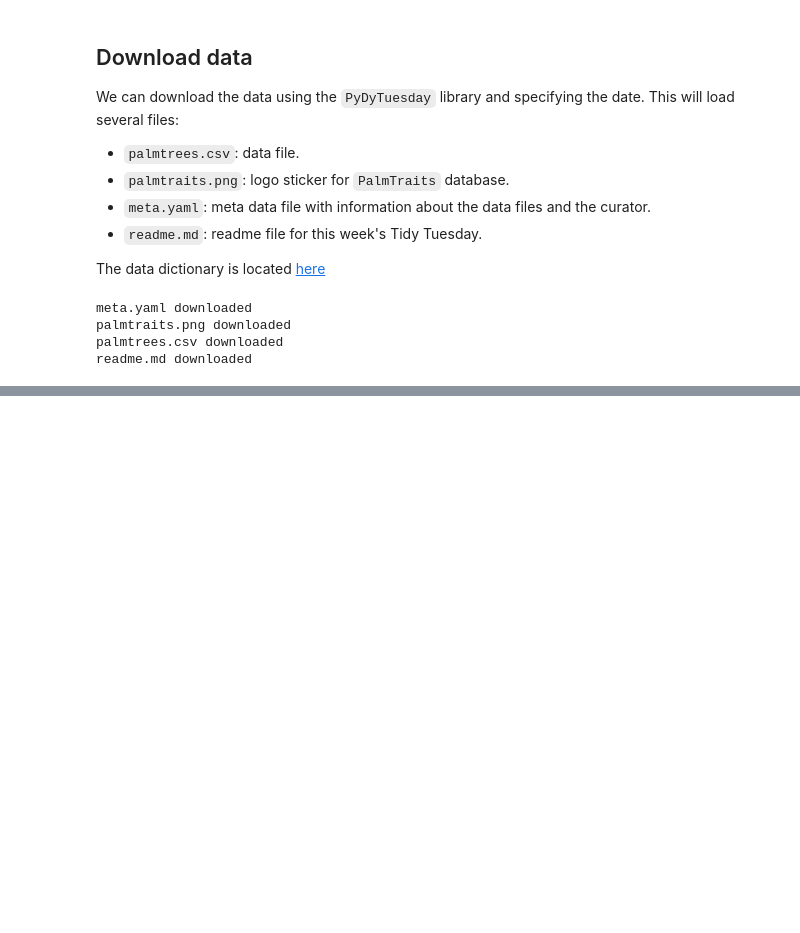
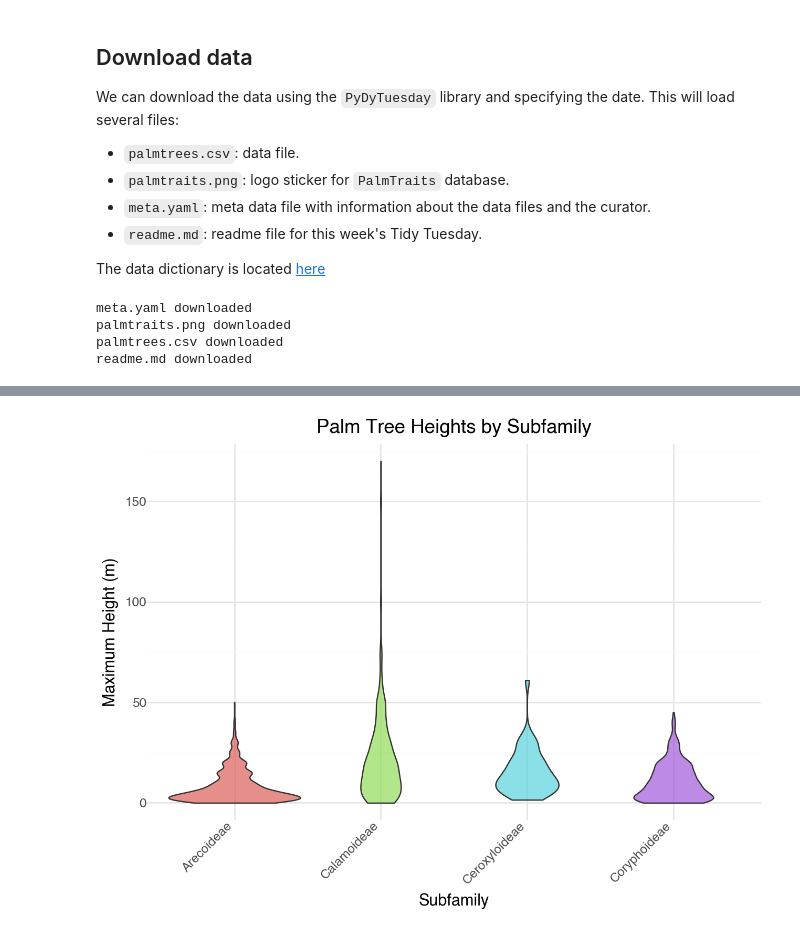
Before and after one commit to kylieainslie/pydy-tuesday, a Jupyter notebook: 2025-03-18/pt_2025-03-18.ipynb, the cells around one changed output, grey strips where cells are left out. Cells and saved outputs as stored; diff of their text form; code cells hidden in the pictures; blank space fills up the shorter version.

```diff
--- a/2025-03-18/pt_2025-03-18.ipynb
+++ b/2025-03-18/pt_2025-03-18.ipynb
@@ -179,0 +73,10 @@ By determining the mean and standard deviations of scores for each metric, we se
+# %%
+import numpy as np
+
+# remove NA values
+df = df[['palm_subfamily', 'max_stem_height_m', 'main_fruit_colors']].dropna()
+
+# Summary stats by subfamily
+size_by_subfam = df.groupby('palm_subfamily')['max_stem_height_m'].agg(['mean', 'std', 'min','max'])
+
+print(size_by_subfam)
@@ -179,0 +97,25 @@ By determining the mean and standard deviations of scores for each metric, we se
+# %%
+import plotnine as p9
+
+# Remove subfamily Nypoideae
+df = df[df["palm_subfamily"] != "Nypoideae"]
+
+# Create violin plot
+plot = (
+    p9.ggplot(df, p9.aes(x="palm_subfamily", y="max_stem_height_m", fill="palm_subfamily"))
+    + p9.geom_violin(alpha=0.7)
+    + p9.theme_minimal()
+    + p9.labs(
+        title="Palm Tree Heights by Subfamily",
+        x="Subfamily",
+        y="Maximum Height (m)"
+    )
+    + p9.theme(
+        axis_text_x=p9.element_text(rotation=45, hjust=1),
+        legend_position='none'
+    )
+)
+
+plot
+# %% [output]
+[figure, added]
```
Also changed, not shown: parts of 21 cells of this notebook.
